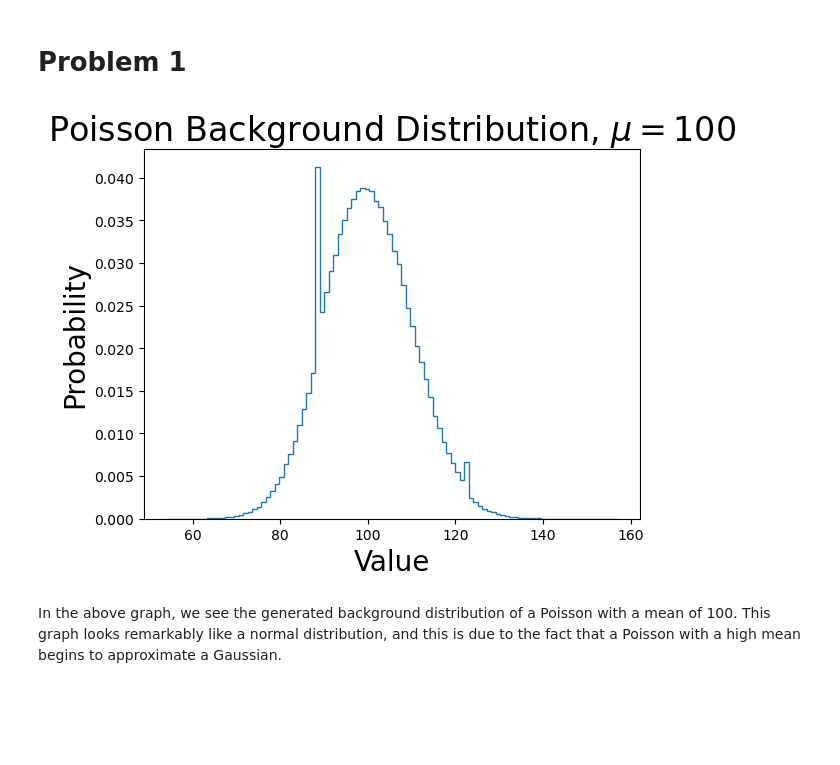
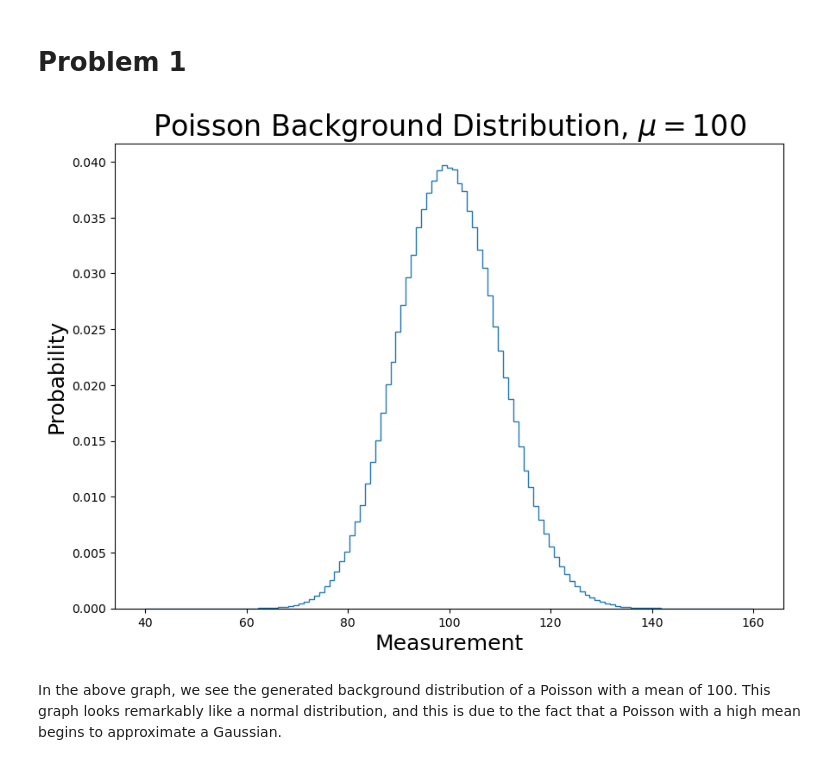
Before and after one commit to WyattOtsuka/PHYS434, a Jupyter notebook: lab6.ipynb, the cells around one changed output. Saved outputs shown, nothing was run; the diff lists cells and outputs as text; code cells hidden in the pictures; blank space fills up the shorter version.

```diff
--- a/lab6.ipynb
+++ b/lab6.ipynb
@@ -12,15 +15,16 @@ from scipy import stats
 background = stats.poisson.rvs(100,size=1000000)
 # %%
 # plotting the background
+plt.figure(figsize=(10,7))
 plt.title("Poisson Background Distribution, $\mu=100$",fontsize=24)
-plt.xlabel('Value',fontsize=20)
-plt.ylabel('Probability',fontsize=20)
+plt.xlabel('Measurement',fontsize=18)
+plt.ylabel('Probability',fontsize=18)
 
-plt.hist(background, histtype='step',density=True,bins=100)
+plt.hist(background, histtype='step',density=True,bins=np.linspace(40,160,120))
 
 plt.show()
 # %% [output]
-[figure, old version]
+[figure, new version]
 # %% [markdown]
 In the above graph, we see the generated background distribution of a Poisson with a mean of 100. This graph looks remarkably like a normal distribution, and this is due to the fact that a Poisson with a high mean begins to approximate a Gaussian.
 # %%
```
Also changed, not shown: parts of 13 cells of this notebook.
